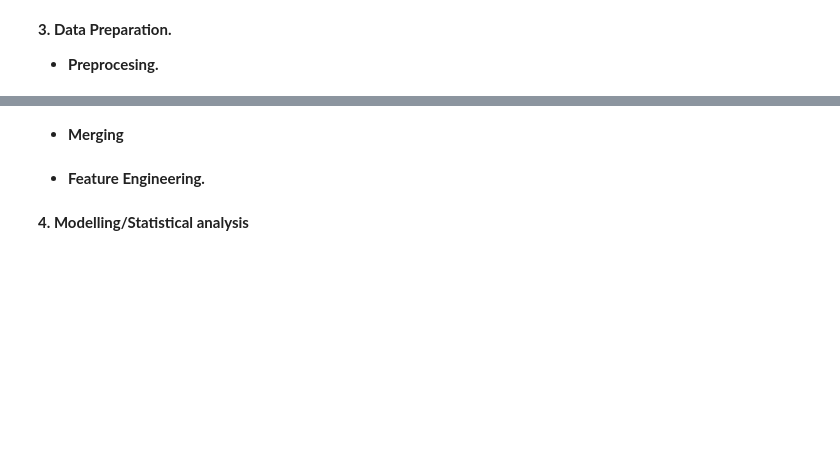
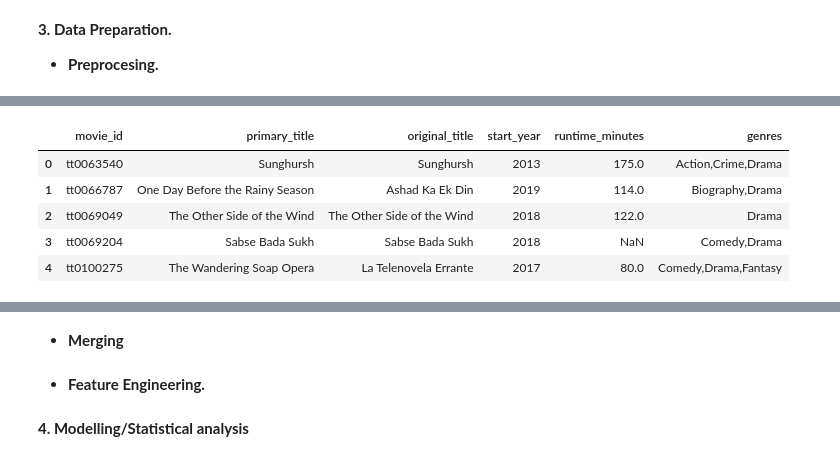
Before and after one commit to JoelKy-coder/Group_one_Phase_Two_Project, a Jupyter notebook: Group one phase 2.ipynb, the cells around one changed output, grey strips where cells are left out. Saved outputs shown, nothing was run; the diff lists cells and outputs as text; code cells hidden in the pictures; blank space fills up the shorter version.

```diff
--- a/Group one phase 2.ipynb
+++ b/Group one phase 2.ipynb
@@ -33,0 +84,16 @@ H1 :There is a significant difference in revenue over number of votes.
+# %%
+#Check what we have in the movie_basics table
+
+tbl_movie_basic = ''' select * from
+movie_basics;'''
+
+# view top 5 records as DF
+basic_DF=pd.read_sql(tbl_movie_basic, conn)
+basic_DF.head()
+# %% [output]
+|  | movie_id | primary_title | original_title | start_year | runtime_minutes | genres |
+| 0 | tt0063540 | Sunghursh | Sunghursh | 2013 | 175.0 | Action,Crime,Drama |
+| 1 | tt0066787 | One Day Before the Rainy Season | Ashad Ka Ek Din | 2019 | 114.0 | Biography,Drama |
+| 2 | tt0069049 | The Other Side of the Wind | The Other Side of the Wind | 2018 | 122.0 | Drama |
+| 3 | tt0069204 | Sabse Bada Sukh | Sabse Bada Sukh | 2018 | NaN | Comedy,Drama |
+| 4 | tt0100275 | The Wandering Soap Opera | La Telenovela Errante | 2017 | 80.0 | Comedy,Drama,Fantasy |
```
Also changed, not shown: parts of 18 cells of this notebook.
